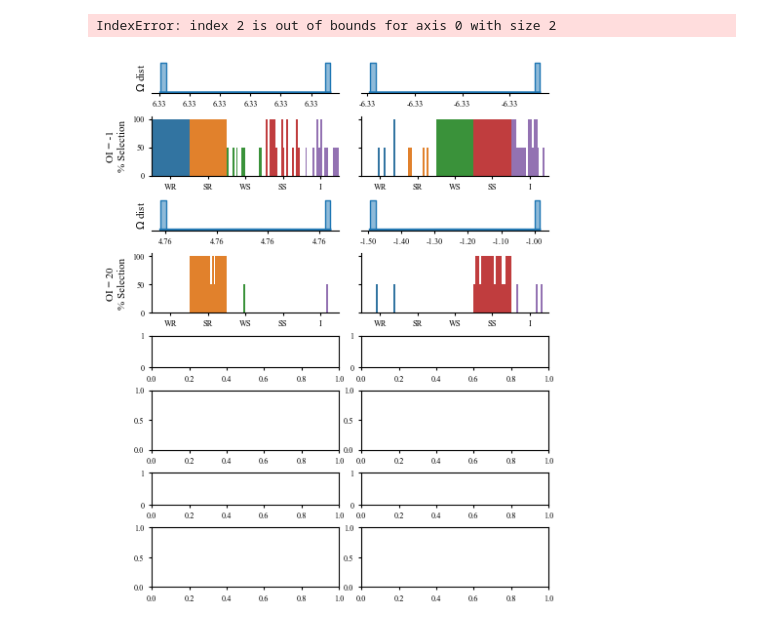
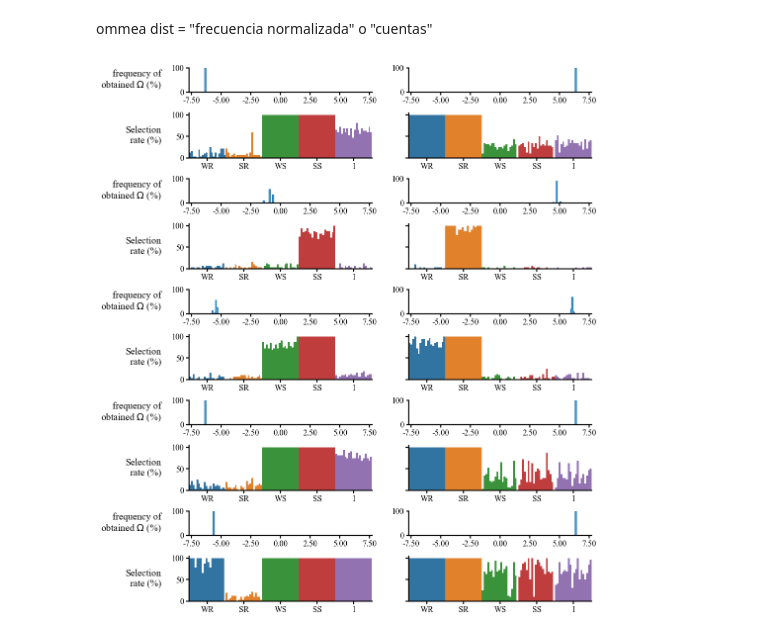
Before and after one commit to Laouen/thoi_tutorials, a Jupyter notebook: notebooks/thoi_simulated_annealing_stability.ipynb, the cells around one changed output. Saved outputs shown, nothing was run; the diff lists cells and outputs as text; code cells hidden in the pictures.

Commit message:
working on the suplemental figure simulated annealing stability

```diff
--- a/notebooks/thoi_simulated_annealing_stability.ipynb
+++ b/notebooks/thoi_simulated_annealing_stability.ipynb
@@ -4,6 +4,8 @@ import numpy as np
 import seaborn as sns
 from pathlib import Path
 from matplotlib.ticker import FormatStrFormatter
+# %% [markdown]
+ommea dist = "frecuencia normalizada" o "cuentas"
 # %%
 def plot_stability(score_dist, selected_variables, k, ax1=None, ax2=None, show_ylabel=True):
 
@@ -77,14 +98,19 @@ def plot_stability(score_dist, selected_variables, k, ax1=None, ax2=None, show_y
 # %%
-results = np.load("../results/simulated_annealing_stability/sa_stability_N100_5-components_test.npz", allow_pickle=True)
+results = np.load("../results/simulated_annealing_stability/sa_stability_N100_5-components_temp.npz", allow_pickle=True)
 
 (
     max_score_dist,
     min_score_dist,
     max_selected_variables,
     min_selected_variables
-) = results["arr_0"], results["arr_1"], results["arr_2"], results["arr_3"]
+) = results["max_score_dist"], results["min_score_dist"], results["max_selected_variables"], results["min_selected_variables"]
+
+
+# Eliminar esto en la version final
+max_score_dist = max_score_dist[:,:32]
+min_score_dist = min_score_dist[:,:32]
 # %%
-m = 1
+m = 2
 
 plt.rcParams.update({
     # Font
@@ -92,8 +118,8 @@ plt.rcParams.update({
     "font.serif": ["Times New Roman"],
 
     # Axis labels
-    "axes.labelsize": 8*m,
-    "axes.titlesize": 8*m,
+    "axes.labelsize": 7*m,
+    "axes.titlesize": 7*m,
 
     # Tick labels
     "xtick.labelsize": 6*m,
@@ -111,49 +137,54 @@ plt.rcParams.update({
 })
 
 fig, axes = plt.subplots(
-    8, 2,
+    10, 2,
     figsize=(5.25*m, 7*m),
     gridspec_kw={
         "width_ratios": [5, 5],
         "height_ratios": [
             0.7, 1.3,
             0.7, 1.3,
             0.7, 1.3,
+            0.7, 1.3,
             0.7, 1.3
         ],
-        "wspace": 0.12,
-        "hspace": 0.5
+        "wspace": 0.20,
+        "hspace": 0.6
     }
 )
-#ks = [20, 40, 60, 80]
-ks = [-1, 20]
-for i in range(0,8,2):
+
+# Share x-axis among the axis 0, 2, 4, 6, 8
+for i in range(0,10,2):
+    axes[i, 0].sharex(axes[0,0])
+    axes[i, 1].sharex(axes[0,0])
+
+ks = [-1, 20, 40, 60, 80]
+for i in range(0,10,2):
 
     # Only show y-axis label on the left barplot column (col 0)
     # (col 2 shares y but doesn’t repeat label/ticks)
     plot_stability(
-        max_score_dist[i//2],
-        max_selected_variables[i//2],
+        min_score_dist[i//2],
+        min_selected_variables[i//2],
         k=ks[i//2],
         ax1=axes[i+1, 0],
         ax2=axes[i, 0],
         show_ylabel=True
     )
 
     plot_stability(
-        min_score_dist[i//2],
-        min_selected_variables[i//2],
+        max_score_dist[i//2],
+        max_selected_variables[i//2],
         k=ks[i//2],
         ax1=axes[i+1, 1],
         ax2=axes[i, 1],
-        show_ylabel=False   # <- only left barplot column has y-label/ticks
+        show_ylabel=False
     )
 
 Path("./img/simulated_annealing_stability/").mkdir(parents=True, exist_ok=True)
 plt.savefig(
     "./img/simulated_annealing_stability/sa_stability_N100_5-components.svg",
 )
 plt.show()
 # %% [output]
-IndexError: index 2 is out of bounds for axis 0 with size 2
-[figure, old version]
+[figure, new version]
```
Also changed, not shown: parts of 1 cell of this notebook, 8 other files.
